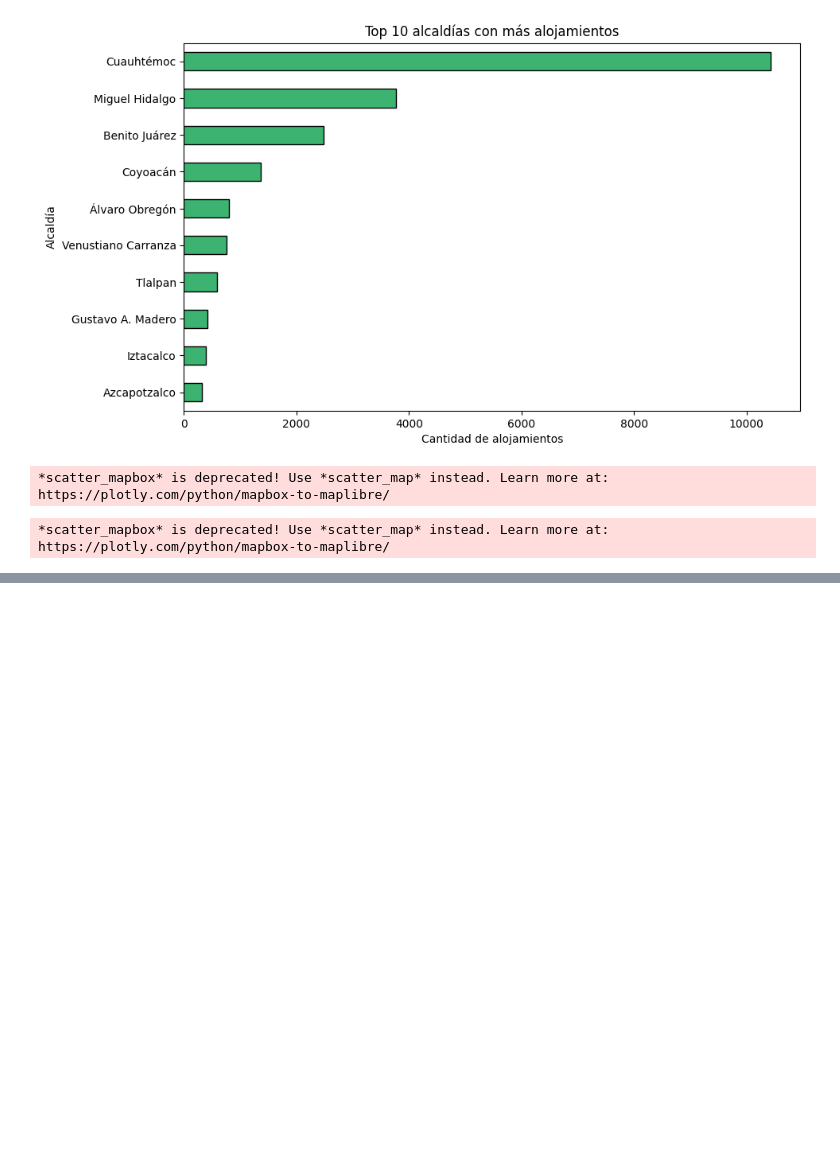
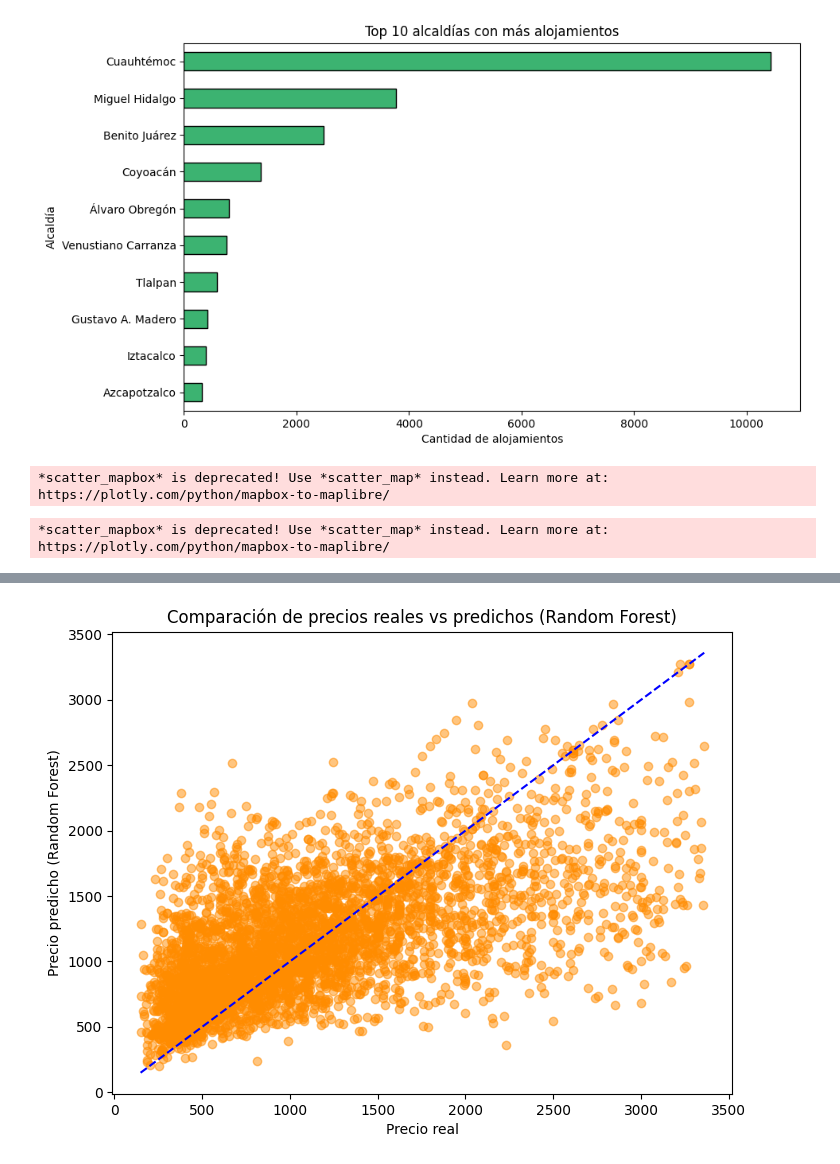
Before and after one commit to CesarYamadaX/Advanced-Artificial-Intelligence-for-Data-Science, a Jupyter notebook: AirBnB.ipynb, the cells around one changed output, grey strips where cells are left out. Cells and saved outputs as stored; diff of their text form; code cells hidden in the pictures; blank space fills up the shorter version.

```diff
--- a/AirBnB.ipynb
+++ b/AirBnB.ipynb
@@ -139,0 +194,27 @@ fig.show()
+# %%
+# Predicción de precios usando Random Forest Regressor
+from sklearn.ensemble import RandomForestRegressor
+
+# Usar las mismas variables predictoras
+X = df_model[features]
+y = df_model['price']
+
+# Dividir en conjunto de entrenamiento y prueba
+X_train, X_test, y_train, y_test = train_test_split(X, y, test_size=0.2, random_state=42)
+
+# Crear y entrenar el modelo de Random Forest
+rf_model = RandomForestRegressor(n_estimators=100, random_state=42)
+rf_model.fit(X_train, y_train)
+
+# Realizar predicciones
+y_pred_rf = rf_model.predict(X_test)
+
+# Evaluar el modelo
+mse_rf = mean_squared_error(y_test, y_pred_rf)
+r2_rf = r2_score(y_test, y_pred_rf)
+print(f'MSE (Random Forest): {mse_rf:.2f}')
+print(f'R2 (Random Forest): {r2_rf:.2f}')
+
+# Mostrar algunos valores reales vs predichos
+resultados_rf = pd.DataFrame({'Real': y_test, 'Predicho_RF': y_pred_rf})
+print(resultados_rf.head())
@@ -139,0 +230,13 @@ fig.show()
+# %%
+# Gráfica de valores reales vs predichos (Random Forest)
+import matplotlib.pyplot as plt
+
+plt.figure(figsize=(8,6))
+plt.scatter(resultados_rf['Real'], resultados_rf['Predicho_RF'], alpha=0.5, color='darkorange')
+plt.plot([resultados_rf['Real'].min(), resultados_rf['Real'].max()], [resultados_rf['Real'].min(), resultados_rf['Real'].max()], 'b--')
+plt.xlabel('Precio real')
+plt.ylabel('Precio predicho (Random Forest)')
+plt.title('Comparación de precios reales vs predichos (Random Forest)')
+plt.show()
+# %% [output]
+[figure, added]
```
Also changed, not shown: parts of 3 cells of this notebook.
